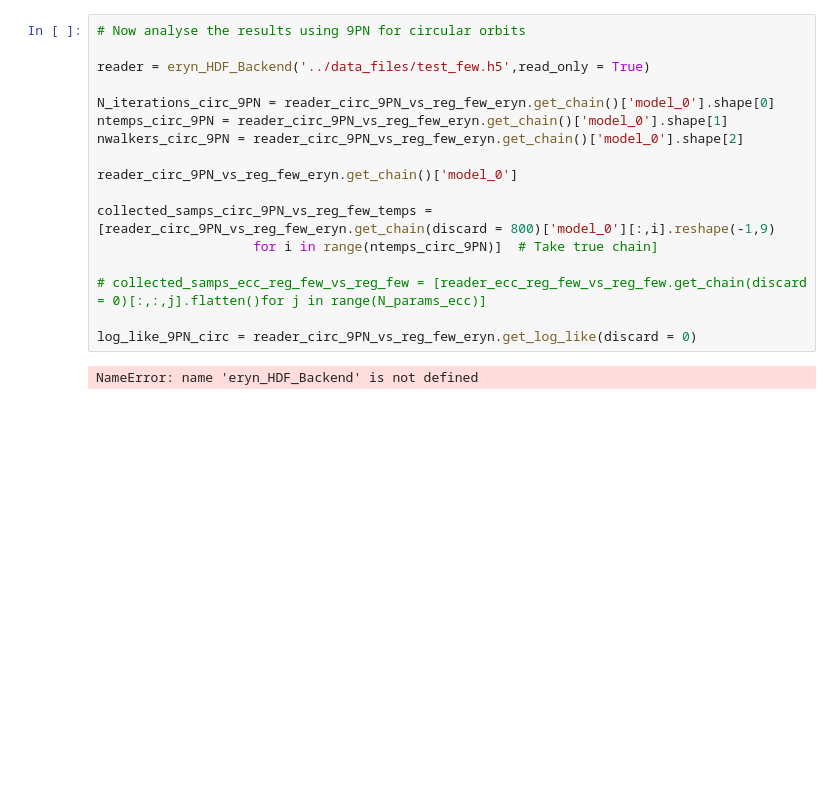
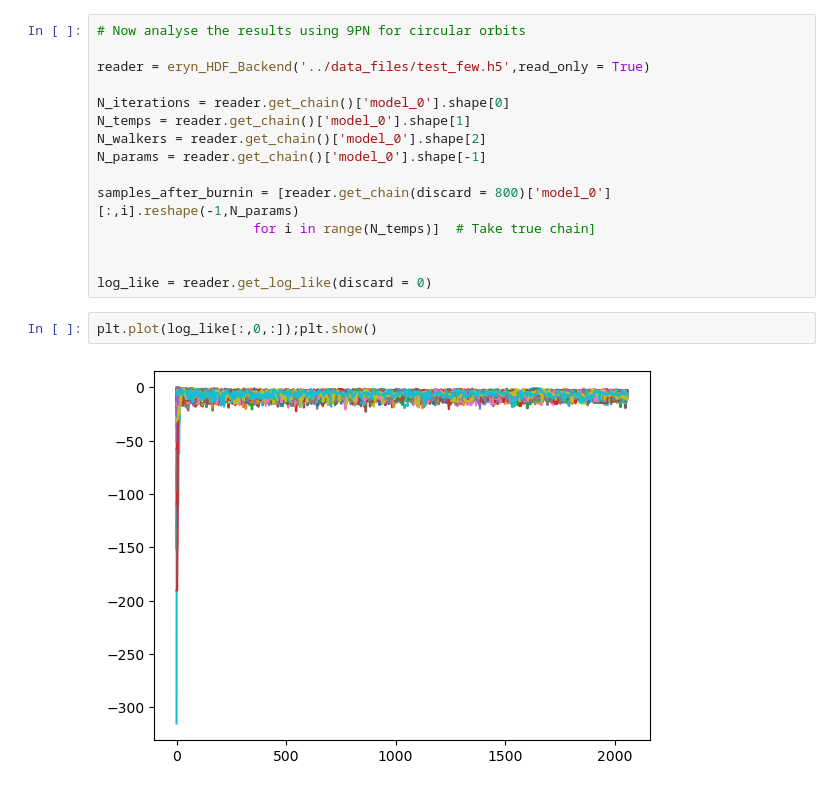
Before and after one commit to OllieBurke/EMRI_PE, a Jupyter notebook: notebooks/analyse_samples.ipynb, the cells around one changed output. Drawn from its saved outputs; the diff is of its cells as text; blank space fills up the shorter version.

```diff
--- a/notebooks/analyse_samples.ipynb
+++ b/notebooks/analyse_samples.ipynb
@@ -12,20 +11,20 @@ ModuleNotFoundError: No module named 'eryn'
 
 reader = eryn_HDF_Backend('../data_files/test_few.h5',read_only = True)
 
-N_iterations_circ_9PN = reader_circ_9PN_vs_reg_few_eryn.get_chain()['model_0'].shape[0]
-ntemps_circ_9PN = reader_circ_9PN_vs_reg_few_eryn.get_chain()['model_0'].shape[1]
-nwalkers_circ_9PN = reader_circ_9PN_vs_reg_few_eryn.get_chain()['model_0'].shape[2]
+N_iterations = reader.get_chain()['model_0'].shape[0]
+N_temps = reader.get_chain()['model_0'].shape[1]
+N_walkers = reader.get_chain()['model_0'].shape[2]
+N_params = reader.get_chain()['model_0'].shape[-1]
 
-reader_circ_9PN_vs_reg_few_eryn.get_chain()['model_0']
+samples_after_burnin = [reader.get_chain(discard = 800)['model_0'][:,i].reshape(-1,N_params)
+                    for i in range(N_temps)]  # Take true chain]
 
-collected_samps_circ_9PN_vs_reg_few_temps = [reader_circ_9PN_vs_reg_few_eryn.get_chain(discard = 800)['model_0'][:,i].reshape(-1,9)
-                    for i in range(ntemps_circ_9PN)]  # Take true chain]
 
-# collected_samps_ecc_reg_few_vs_reg_few = [reader_ecc_reg_few_vs_reg_few.get_chain(discard = 0)[:,:,j].flatten()for j in range(N_params_ecc)]
-
-log_like_9PN_circ = reader_circ_9PN_vs_reg_few_eryn.get_log_like(discard = 0)
+log_like = reader.get_log_like(discard = 0)
-# %% [output]
-NameError: name 'eryn_HDF_Backend' is not defined
+# %%
+plt.plot(log_like[:,0,:]);plt.show()
+# %% [output]
+[figure, added]
 # %%
 from matplotlib.font_manager import FontProperties
 plt.rcParams['font.size'] = 20
```
Also changed, not shown: parts of 2 cells of this notebook.
